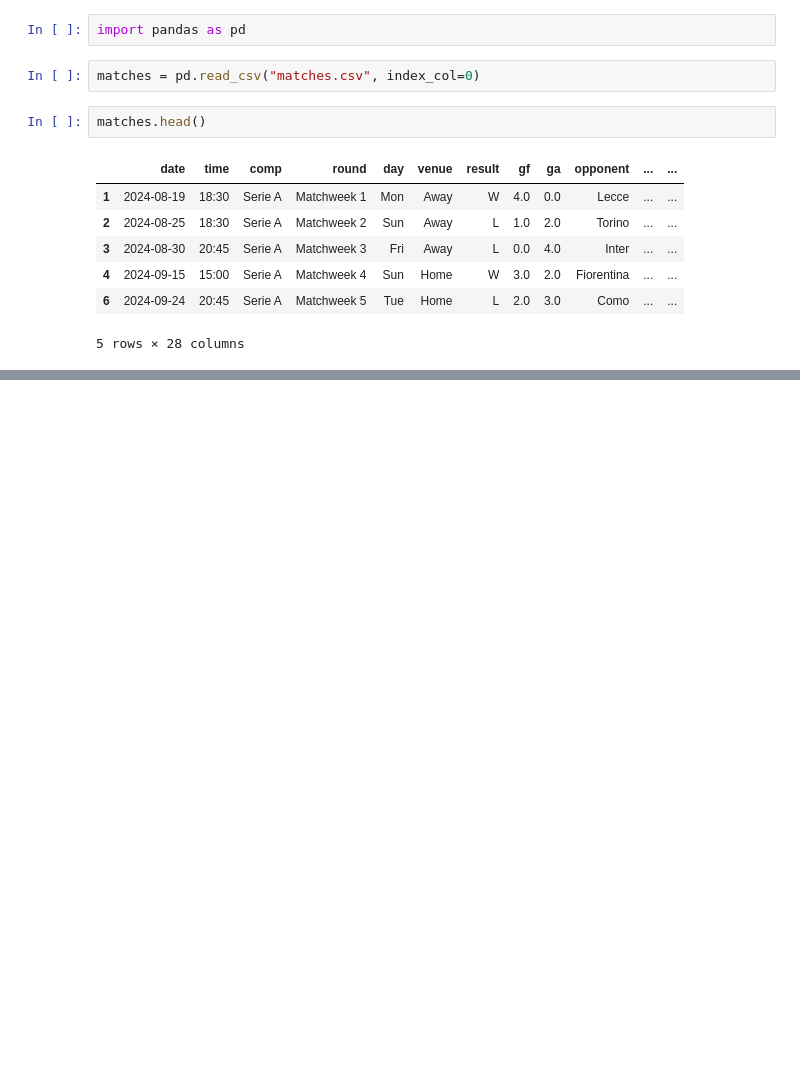
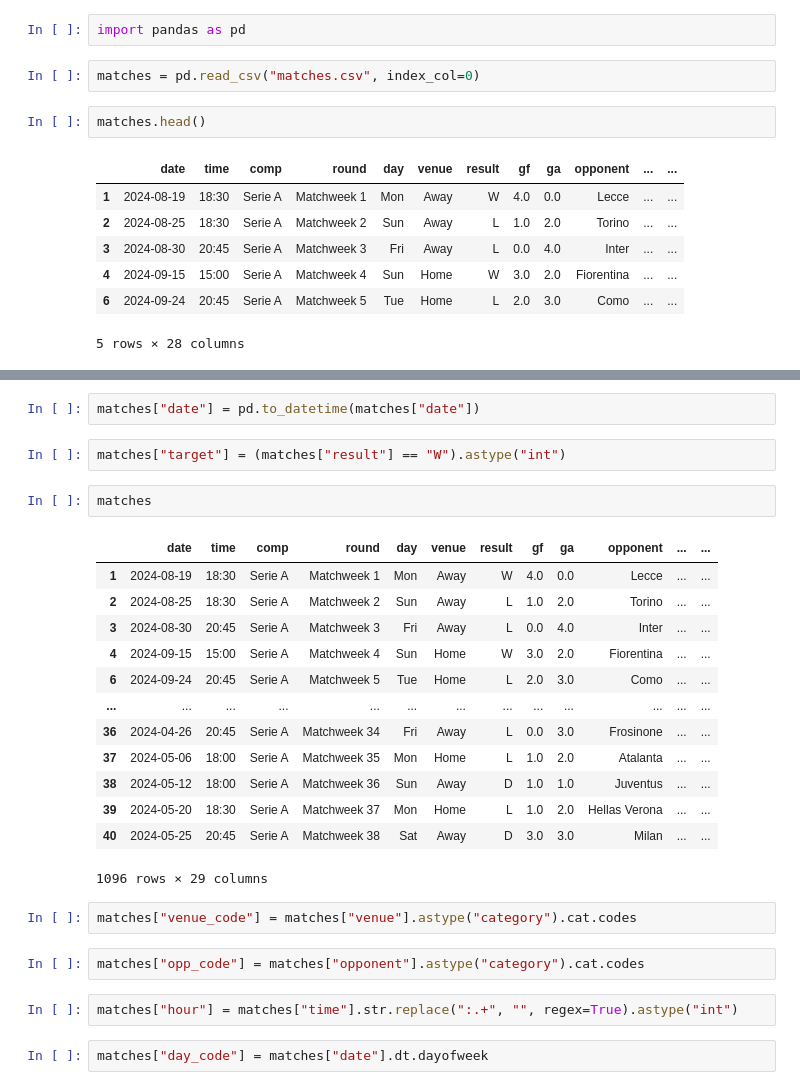
Before and after one commit to vincij002/-PART-1-Web-Scraping-with-Python-Project, a Jupyter notebook: prediction.ipynb, the cells around one changed output, grey strips where cells are left out. Cells and saved outputs as stored; diff of their text form; blank space fills up the shorter version.

```diff
--- a/prediction.ipynb
+++ b/prediction.ipynb
@@ -14,0 +100,28 @@ matches.head()
+# %%
+matches["date"] = pd.to_datetime(matches["date"])
+# %%
+matches["target"] = (matches["result"] == "W").astype("int")
+# %%
+matches
+# %% [output]
+|  | date | time | comp | round | day | venue | result | gf | ga | opponent | ... | ... |
+| 1 | 2024-08-19 | 18:30 | Serie A | Matchweek 1 | Mon | Away | W | 4.0 | 0.0 | Lecce | ... | ... |
+| 2 | 2024-08-25 | 18:30 | Serie A | Matchweek 2 | Sun | Away | L | 1.0 | 2.0 | Torino | ... | ... |
+| 3 | 2024-08-30 | 20:45 | Serie A | Matchweek 3 | Fri | Away | L | 0.0 | 4.0 | Inter | ... | ... |
+| 4 | 2024-09-15 | 15:00 | Serie A | Matchweek 4 | Sun | Home | W | 3.0 | 2.0 | Fiorentina | ... | ... |
+| 6 | 2024-09-24 | 20:45 | Serie A | Matchweek 5 | Tue | Home | L | 2.0 | 3.0 | Como | ... | ... |
+| ... | ... | ... | ... | ... | ... | ... | ... | ... | ... | ... | ... | ... |
+| 36 | 2024-04-26 | 20:45 | Serie A | Matchweek 34 | Fri | Away | L | 0.0 | 3.0 | Frosinone | ... | ... |
+| 37 | 2024-05-06 | 18:00 | Serie A | Matchweek 35 | Mon | Home | L | 1.0 | 2.0 | Atalanta | ... | ... |
+| 38 | 2024-05-12 | 18:00 | Serie A | Matchweek 36 | Sun | Away | D | 1.0 | 1.0 | Juventus | ... | ... |
+| 39 | 2024-05-20 | 18:30 | Serie A | Matchweek 37 | Mon | Home | L | 1.0 | 2.0 | Hellas Verona | ... | ... |
+| 40 | 2024-05-25 | 20:45 | Serie A | Matchweek 38 | Sat | Away | D | 3.0 | 3.0 | Milan | ... | ... |
+1096 rows × 29 columns
+# %%
+matches["venue_code"] = matches["venue"].astype("category").cat.codes
+# %%
+matches["opp_code"] = matches["opponent"].astype("category").cat.codes
+# %%
+matches["hour"] = matches["time"].str.replace(":.+", "", regex=True).astype("int")
+# %%
+matches["day_code"] = matches["date"].dt.dayofweek
```
Also changed, not shown: parts of 37 cells of this notebook, 1 other file.
